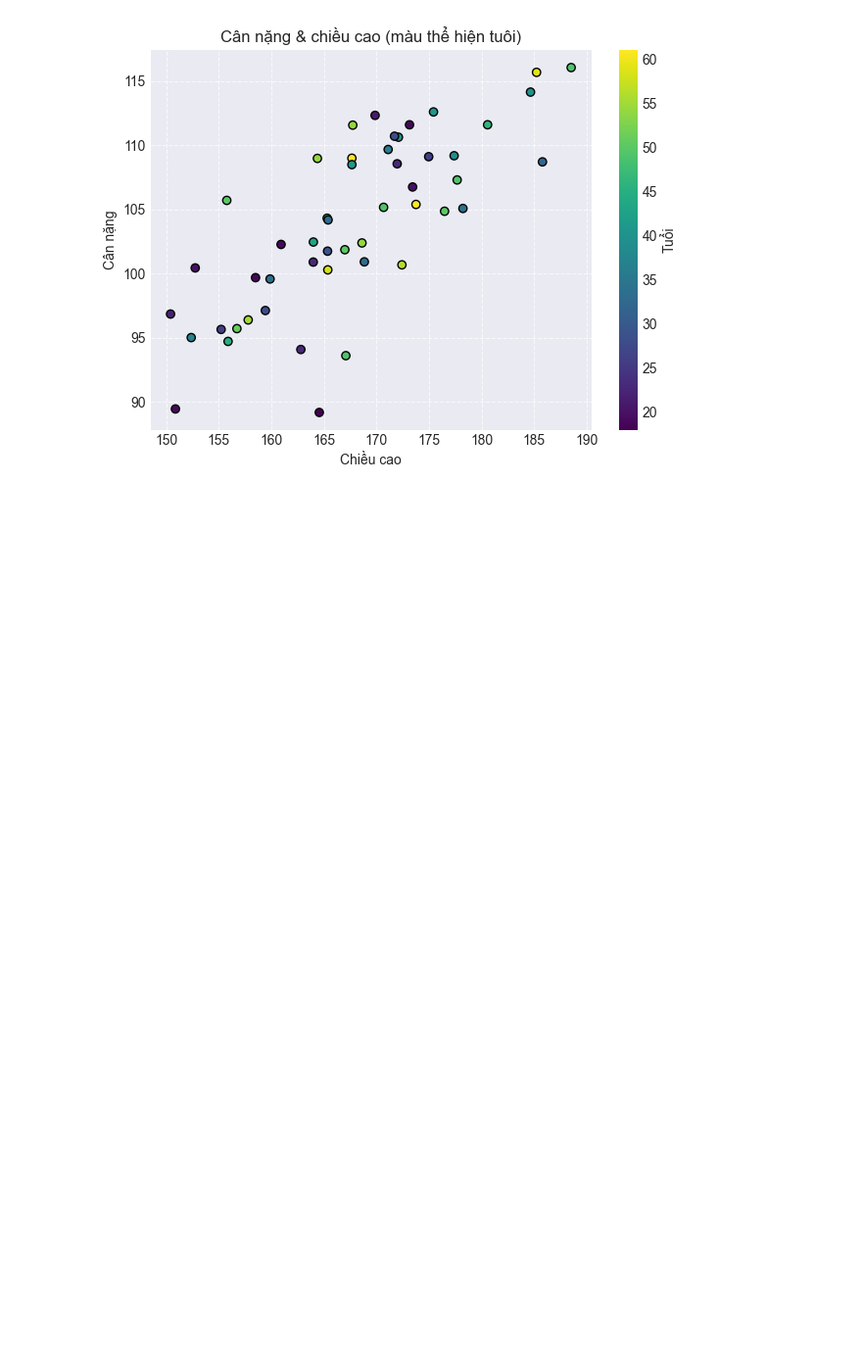
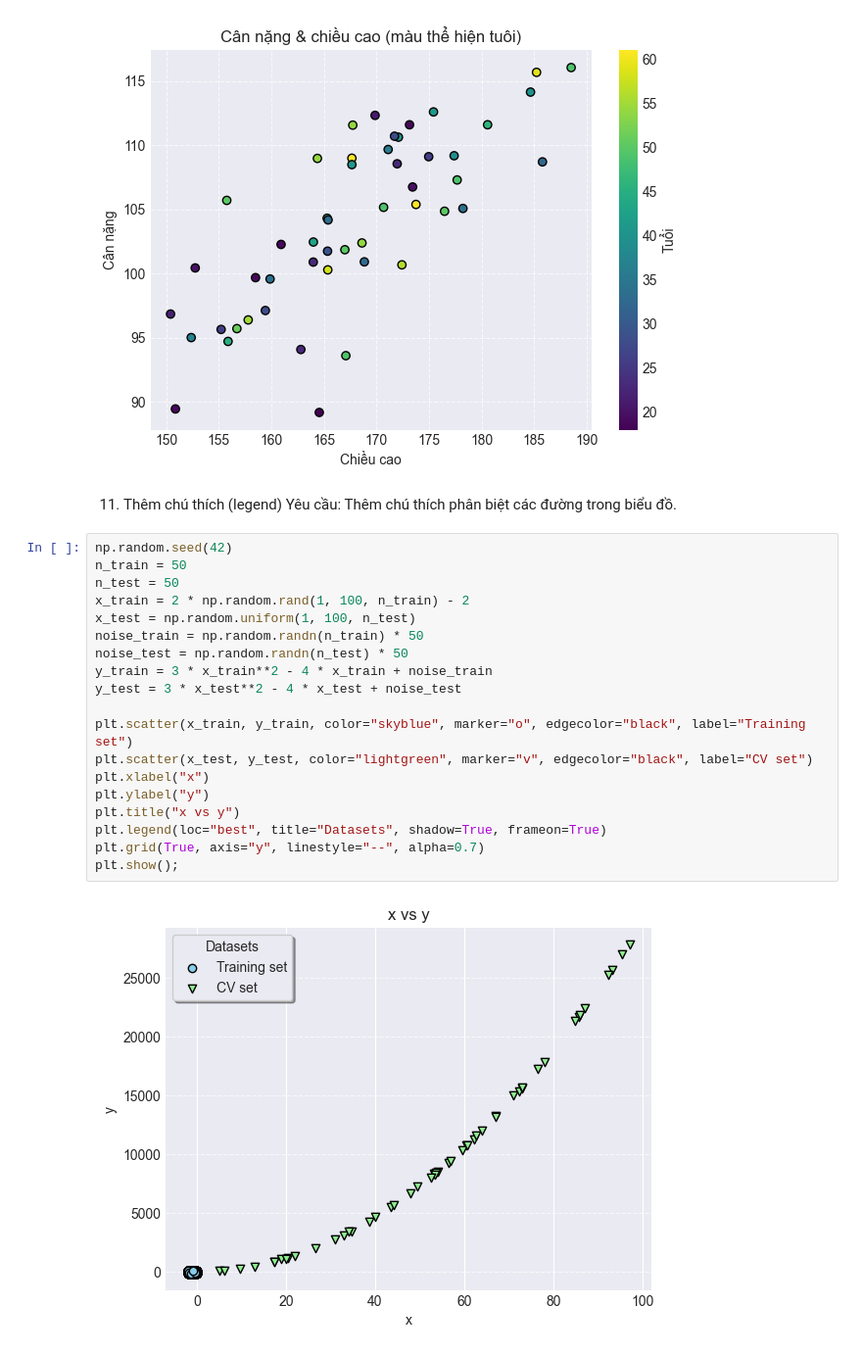
Before and after one commit to TruongQuangPhat/AI-Journey, a Jupyter notebook: Matplotlib/Matplotlib_Excercise.ipynb, the cells around one changed output. Shown at 98% size. Drawn from its saved outputs; the diff is of its cells as text; blank space fills up the shorter version.

```diff
--- a/Matplotlib/Matplotlib_Excercise.ipynb
+++ b/Matplotlib/Matplotlib_Excercise.ipynb
@@ -261,3 +261,27 @@ plt.tight_layout()
 plt.show()
 # %% [output]
 [figure]
+# %% [markdown]
+11. Thêm chú thích (legend)
+Yêu cầu: Thêm chú thích phân biệt các đường trong biểu đồ.
+# %%
+np.random.seed(42)
+n_train = 50
+n_test = 50
+x_train = 2 * np.random.rand(1, 100, n_train) - 2
+x_test = np.random.uniform(1, 100, n_test)
+noise_train = np.random.randn(n_train) * 50
+noise_test = np.random.randn(n_test) * 50
+y_train = 3 * x_train**2 - 4 * x_train + noise_train
+y_test = 3 * x_test**2 - 4 * x_test + noise_test
+
+plt.scatter(x_train, y_train, color="skyblue", marker="o", edgecolor="black", label="Training set")
+plt.scatter(x_test, y_test, color="lightgreen", marker="v", edgecolor="black", label="CV set")
+plt.xlabel("x")
+plt.ylabel("y")
+plt.title("x vs y")
+plt.legend(loc="best", title="Datasets", shadow=True, frameon=True)
+plt.grid(True, axis="y", linestyle="--", alpha=0.7)
+plt.show();
+# %% [output]
+[figure, added]
```
Also changed, not shown: parts of 19 cells of this notebook, 6 other files.
